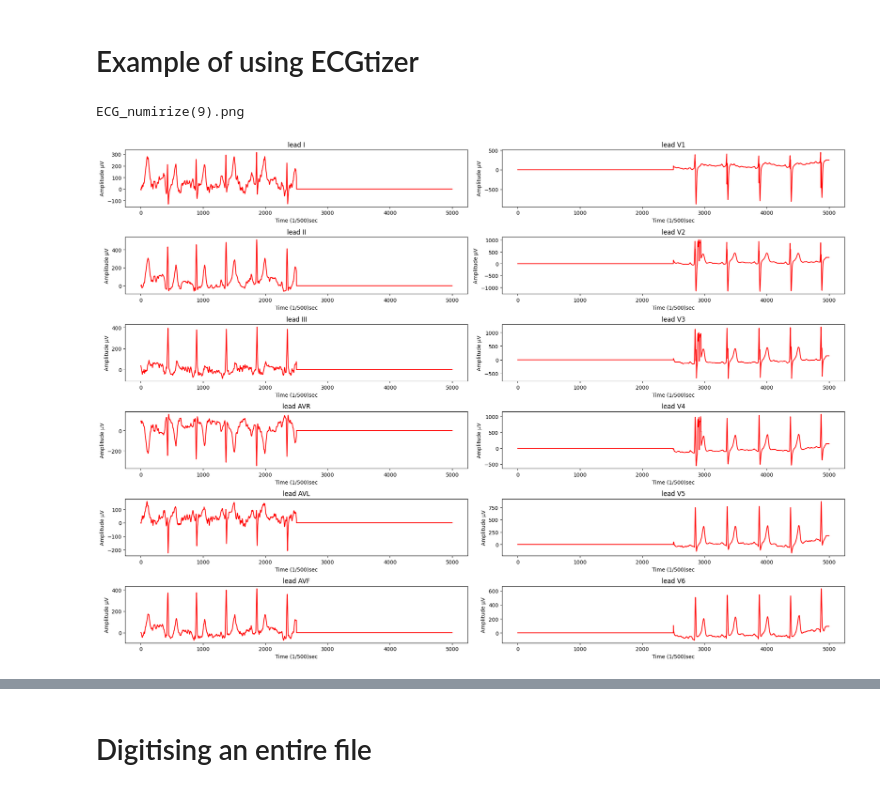
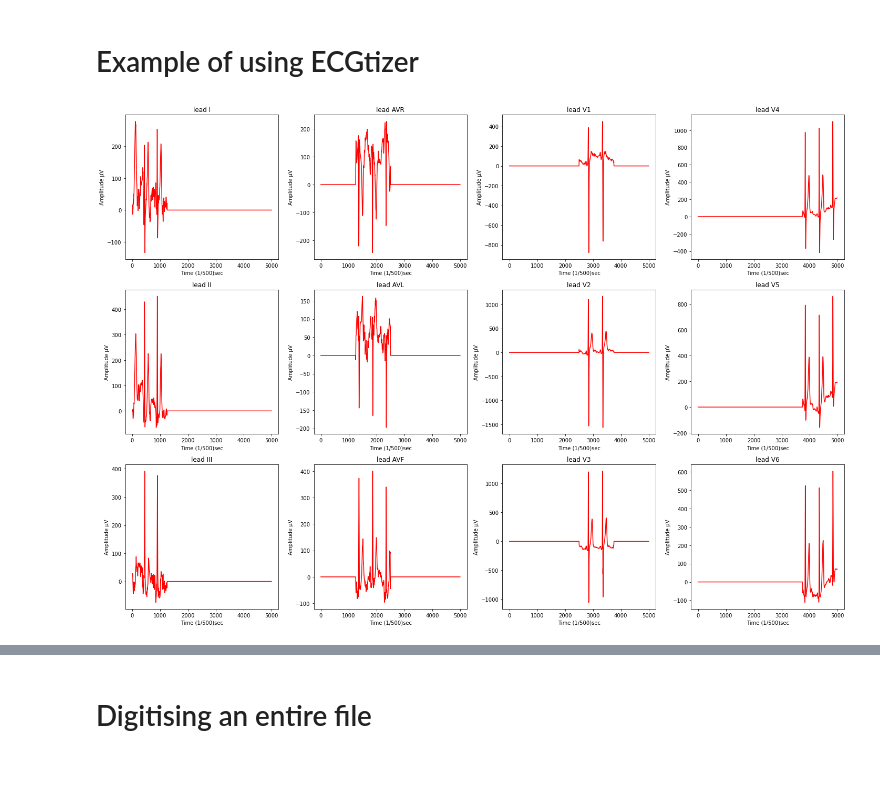
Before and after one commit to UMMISCO/ecgtizer, a Jupyter notebook: Test_ECGtizer.ipynb, the cells around one changed output, grey strips where cells are left out. Drawn from its saved outputs; the diff is of its cells as text; code cells hidden in the pictures.

```diff
--- a/Test_ECGtizer.ipynb
+++ b/Test_ECGtizer.ipynb
@@ -21,7 +10,7 @@ Current directory: /Users/alexlence/Documents/GitHub/ecgtizer
 # %%
 ### Possible path to test ECGtizer ###
 # Classic format
-path1 = "data/PTB-XL/PDF/00009_hr_6x2.pdf"
+path1 = "data/PTB-XL/PDF/00009_hr.pdf"
 #path1 = "../../../Documents/thèse/PDF2XML/ALL_Data/Elias/1_0.pdf"
 
 ### ECTtizer return an object with the extracted leads ###
@@ -36,17 +25,16 @@ ecg_extracted = ECGtizer (path1, 500, extraction_method="full", verbose = False,
 # %%
 ### ECTtizer can plot the leads of the extracted PDF ###
 """
 ecgtizer.plot (lead(optional,str) : Name of the lead you want to plot it,
                begin(optional, int): The position on the lead you want to start,
                end(optinal, int): The position on the lead you want to end,
                completion(optional, bool): If you want to plot the complete lead,
                save(optinal, str): The location to save the plot)
 """
 #ecg_extracted.plot(save = "../../thèse/PDF2XML/image_incomplete_lead", c = "black")
-ecg_extracted.plot( save = "ECG_numirize.png", c = "red")
+ecg_extracted.plot( c = "red")
 # %% [output]
-ECG_numirize(9).png
-[figure, old version]
+[figure, new version]
 # %%
 ecg_extracted.plot_over()
 # %% [output]
```
Also changed, not shown: parts of 4 cells of this notebook, 2 other files.
